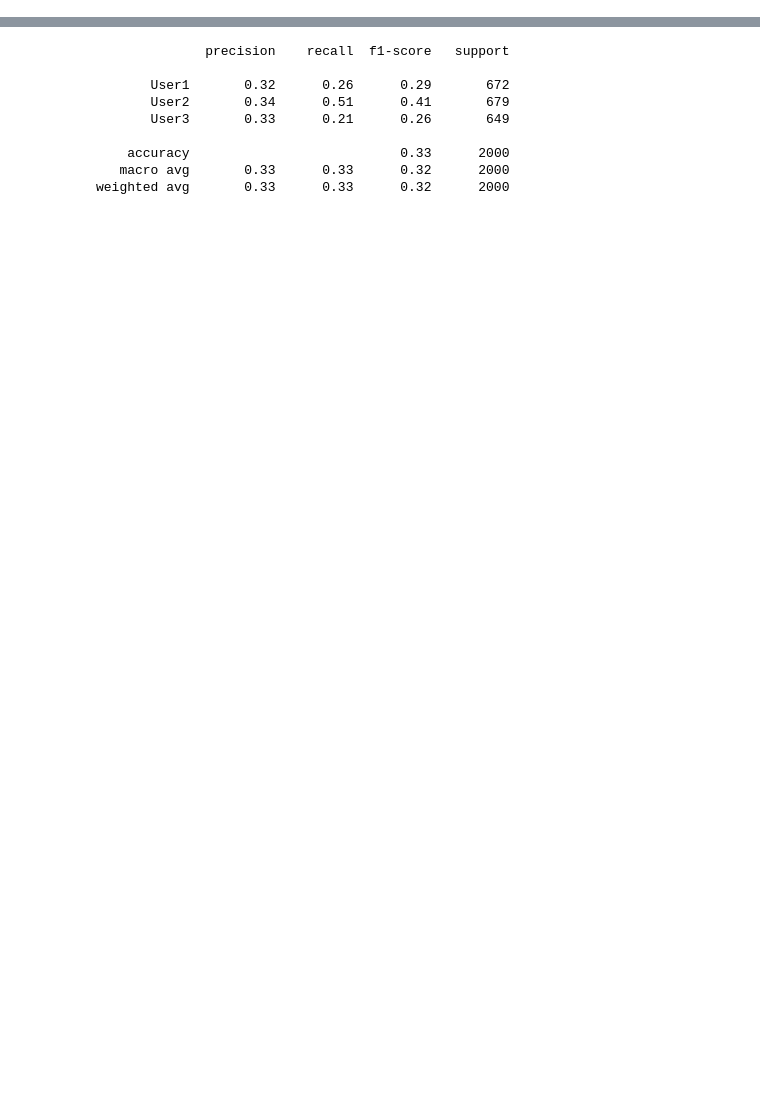
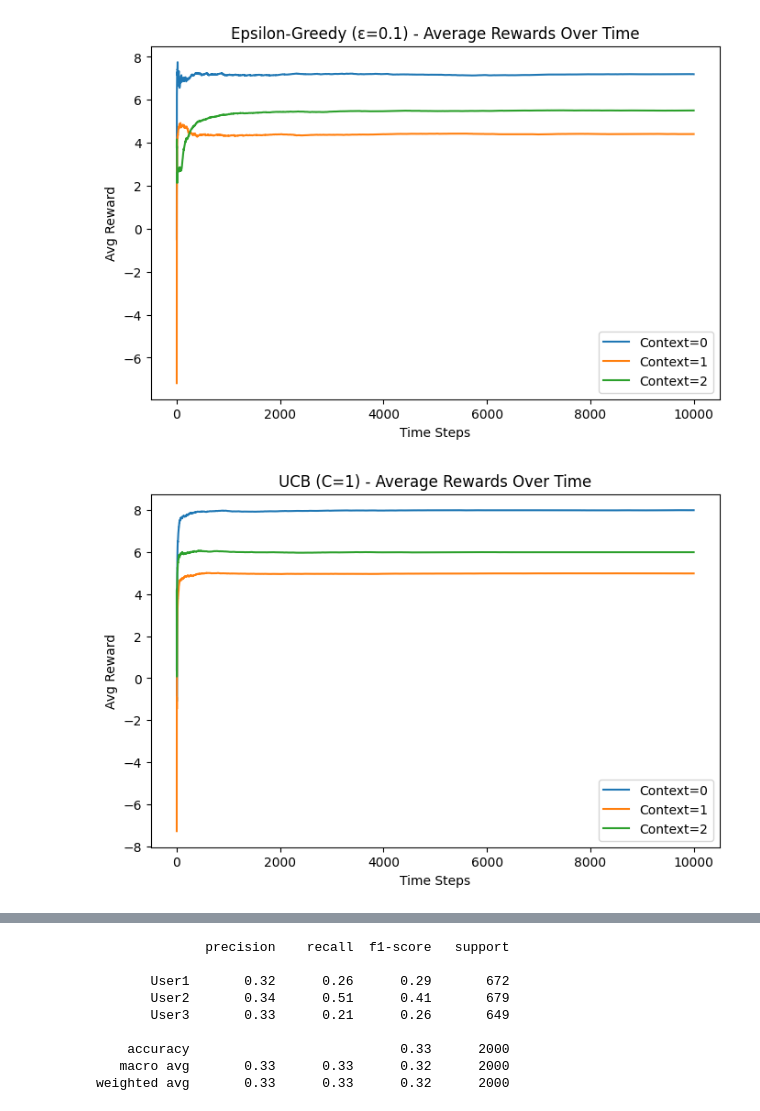
Before and after one commit to Angad-0011/RL-Assignment1, a Jupyter notebook: CB_assignment 2/Bandit_Assignment.ipynb, the cells around one changed output, grey strips where cells are left out. Drawn from its saved outputs; the diff is of its cells as text; code cells hidden in the pictures; blank space fills up the shorter version.

```diff
--- a/CB_assignment 2/Bandit_Assignment.ipynb
+++ b/CB_assignment 2/Bandit_Assignment.ipynb
@@ -327,0 +282,29 @@ NaNs in test_users['user_label']: 0
+# %%
+
+# EVALUATION & ANALYSIS
+def plot_cumulative_rewards(actual_rewards, contexts, policy_label):
+
+    plt.figure(figsize=(8,5))
+    for c in contexts:
+        r_array = np.array(actual_rewards[c])  # shape (T,)
+        # Cumulative sum: r[1]+...+r[t]
+        cumsum = np.cumsum(r_array)
+        # Running average
+        running_avg = cumsum / np.arange(1, len(r_array) + 1)
+
+        plt.plot(running_avg, label=f"Context={c}")
+
+    plt.title(f"{policy_label} - Average Rewards Over Time")
+    plt.xlabel("Time Steps")
+    plt.ylabel("Avg Reward")
+    plt.legend()
+    plt.show()
+
+plot_cumulative_rewards(egreedy_rewards_01, contexts, "Epsilon-Greedy (ε=0.1)")
+
+plot_cumulative_rewards(ucb_rewards_1, contexts, "UCB (C=1)")
+
+plot_cumulative_rewards(softmax_rewards_1, contexts, "SoftMax (T=1.0)")
+# %% [output]
+[figure, added]
+[figure, added]
```
Also changed, not shown: parts of 8 cells of this notebook, 1 other file.
